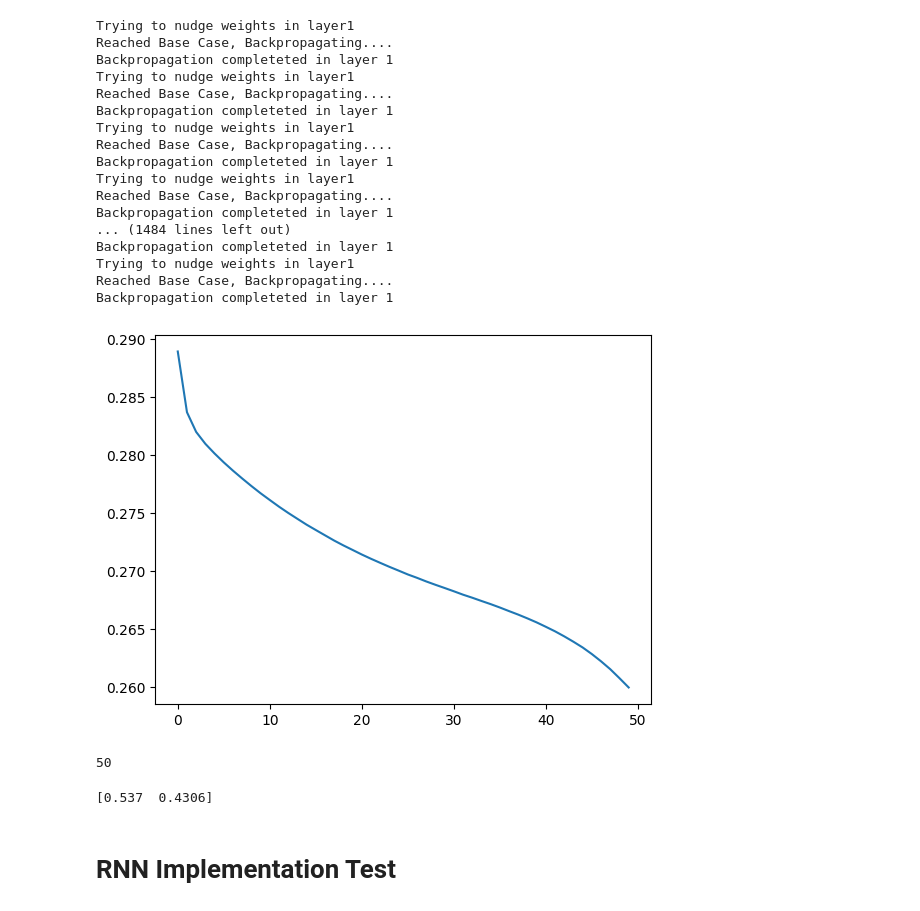
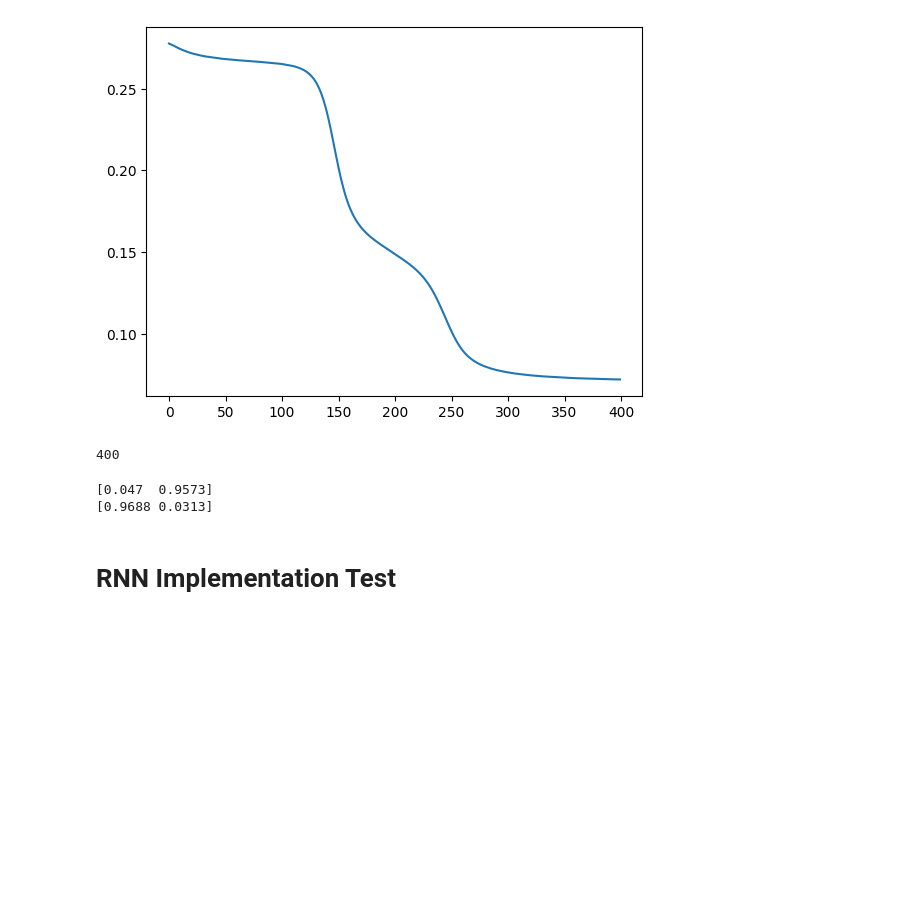
Before and after one commit to Algio-Nightly/MewralNet-NeuralNet-from-scratch, a Jupyter notebook: newral-net.ipynb, the cells around one changed output. Cells and saved outputs as stored; diff of their text form; code cells hidden in the pictures; blank space fills up the shorter version.

```diff
--- a/newral-net.ipynb
+++ b/newral-net.ipynb
@@ -6,55 +6,40 @@ import matplotlib.pyplot as plt
 # %%
 import numpy as np
 
 input_data = np.array([
     [1, 0],
     [0, 0],
     [1, 1],
     [0, 1],
     [1, 0],
     [0, 1],
     [1, 1],
     [0, 0],
     [1, 0],
     [0, 1]
 ])
 output_data = np.array([0, 1, 1, 0, 0, 0, 1, 1, 0, 1])
 
 
-layer_dims = [input_data.shape[1], 3, len(np.unique(output_data))]
+layer_dims = [input_data.shape[1],4 , 3, len(np.unique(output_data))]
 
 back = Backpropagation(layer_dims=layer_dims, learning_rate=0.5)
 
-back.backpropagate(input_data, output_data, epocs=50)
+back.backpropagate(input_data, output_data, epocs=400)
 
 index  = range(len(back.loss_per_epoch))
 plt.plot(index, back.loss_per_epoch)
 plt.show()
 print(len(back.loss_per_epoch))
 # %% [output]
+[figure, new version]
-Trying to nudge weights in layer1
-Reached Base Case, Backpropagating....
-Backpropagation completeted in layer 1
-Trying to nudge weights in layer1
-Reached Base Case, Backpropagating....
-Backpropagation completeted in layer 1
-Trying to nudge weights in layer1
-Reached Base Case, Backpropagating....
-Backpropagation completeted in layer 1
-Trying to nudge weights in layer1
-Reached Base Case, Backpropagating....
-Backpropagation completeted in layer 1
-... (1484 lines left out)
-Backpropagation completeted in layer 1
-Trying to nudge weights in layer1
-Reached Base Case, Backpropagating....
-Backpropagation completeted in layer 1
+400
-[figure, old version]
-50
 # %%
+print(back.predict([1,1]))
 print(back.predict([1,0]))
 # %% [output]
-[0.537  0.4306]
+[0.047  0.9573]
+[0.9688 0.0313]
 # %% [markdown]
 # RNN Implementation Test
 # %%
```
Also changed, not shown: parts of 6 cells of this notebook, 4 other files.
